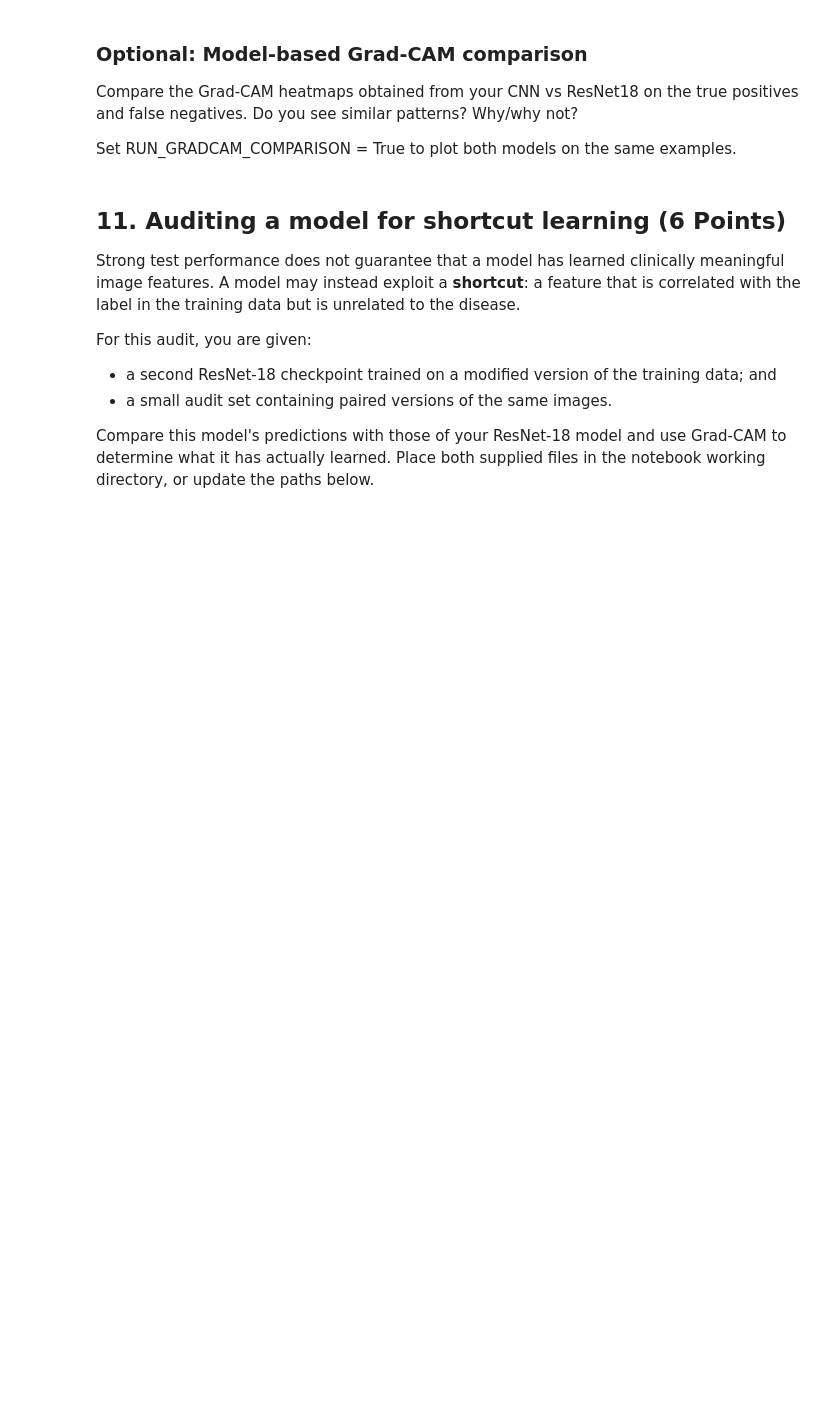
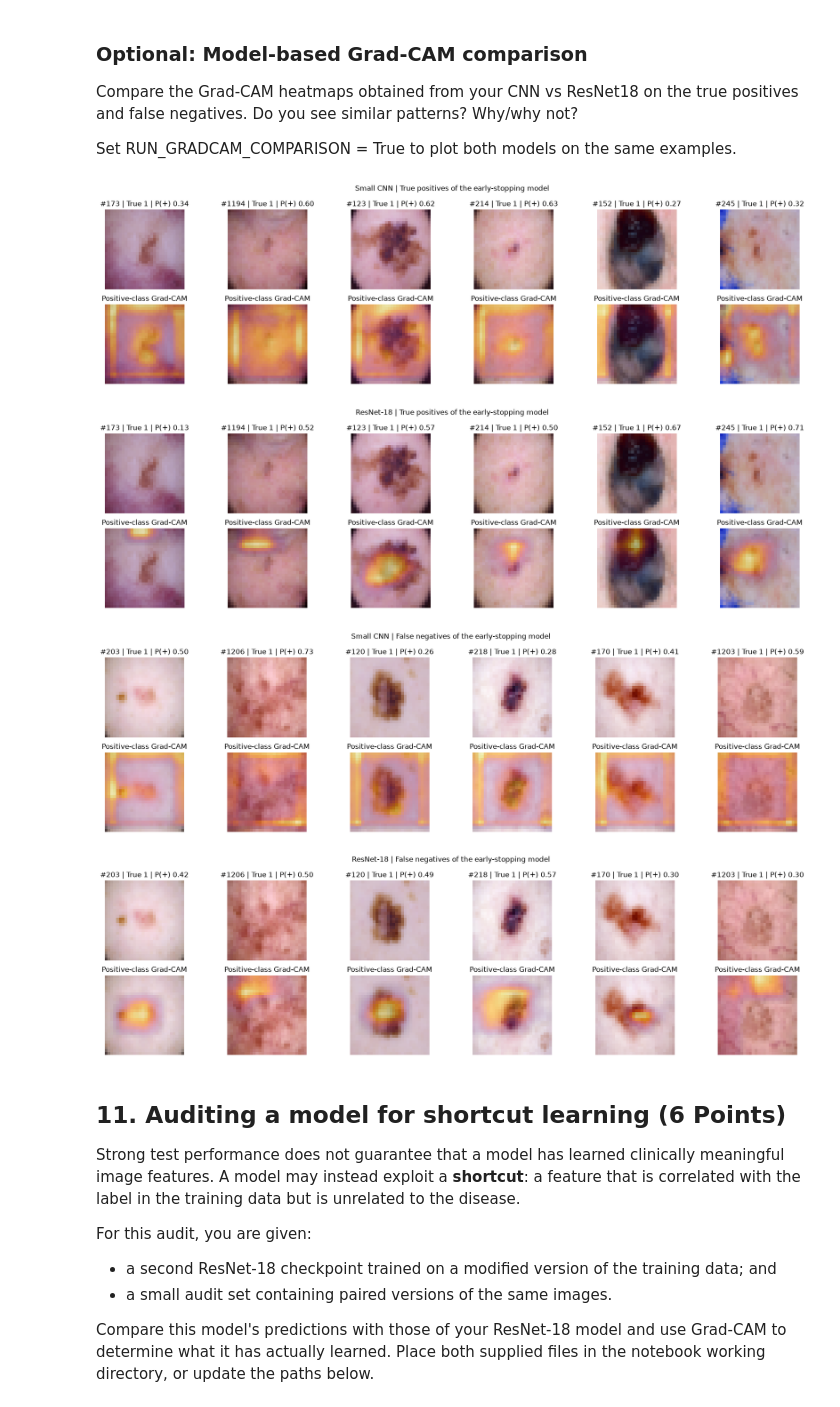
Before and after one commit to Catfish16/WS26ML_EX1, a Jupyter notebook: dermamnist_classification_group_N.ipynb, the cells around one changed output. Cells and saved outputs as stored; diff of their text form; code cells hidden in the pictures; blank space fills up the shorter version.

```diff
--- a/dermamnist_classification_group_N.ipynb
+++ b/dermamnist_classification_group_N.ipynb
@@ -1379,18 +1478,27 @@ Compare the Grad-CAM heatmaps obtained from your CNN vs ResNet18 on the true pos
 
 Set RUN_GRADCAM_COMPARISON = True to plot both models on the same examples.
 # %%
-RUN_GRADCAM_COMPARISON = False
+RUN_GRADCAM_COMPARISON = True
 
 if RUN_GRADCAM_COMPARISON:
     # Use the same cases for both models, even when their predictions differ.
+    if RUN_FINE_TUNING :
+        resnet_model = resnet_model_ft
+    else:
+        resnet_model = resnet_model_lp
     for case_type, examples in [
         ("True positives of the early-stopping model", true_positive_examples),
         ("False negatives of the early-stopping model", false_negative_examples),
     ]:
         plot_gradcam_examples(binary_model, x_test, test_labels, examples, f"Small CNN | {case_type}")
         plot_gradcam_examples(
-            resnet_model_lp, x_test, test_labels, examples, f"ResNet-18 | {case_type}"
+            resnet_model, x_test, test_labels, examples, f"ResNet-18 | {case_type}"
         )
+# %% [output]
+[figure, added]
+[figure, added]
+[figure, added]
+[figure, added]
 # %% [markdown]
 ## 11. Auditing a model for shortcut learning (6 Points)
 
```
Also changed, not shown: parts of 24 cells of this notebook.
